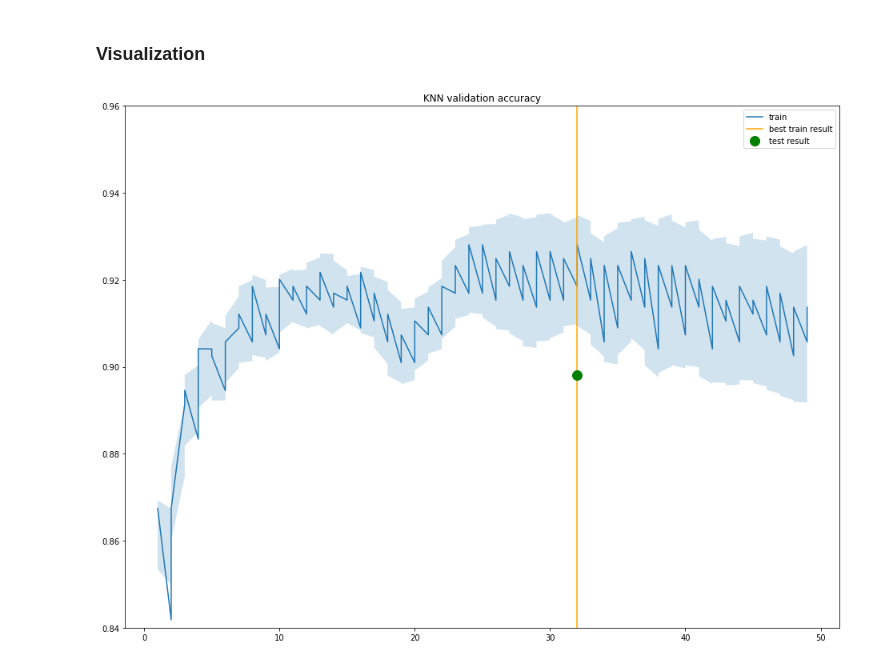
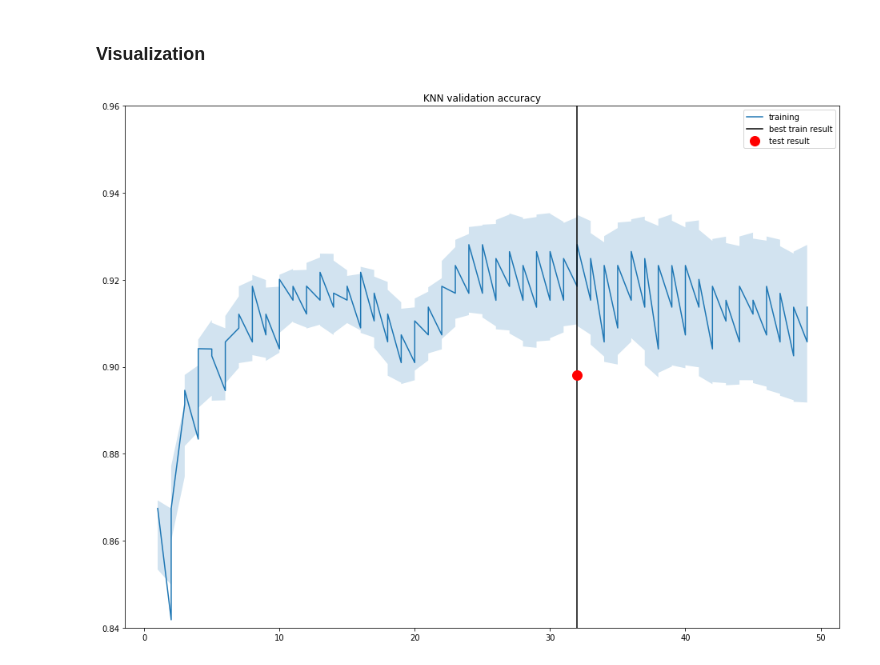
Before and after one commit to frankpietro/dm-project, a Jupyter notebook: DM_DonatiFrancaviglia_TASK3/KNN.ipynb, the cells around one changed output. Saved outputs shown, nothing was run; the diff lists cells and outputs as text; code cells hidden in the pictures.

Commit message:
knn graph

```diff
--- a/DM_DonatiFrancaviglia_TASK3/KNN.ipynb
+++ b/DM_DonatiFrancaviglia_TASK3/KNN.ipynb
@@ -108,19 +108,19 @@ score
 # %%
 # plt.errorbar(tmp.n_neighbors, tmp.mean_val_score, tmp.std_val_score)
 plt.figure(figsize=(16,12))
-plt.plot(results_df[NNBR], results_df[MVS], label='train')
+plt.plot(results_df[NNBR], results_df[MVS], label='training')
 lower_bound = results_df[MVS] - results_df[SVS]/2
 upper_bound = results_df[MVS] + results_df[SVS]/2
 lower_bound = gaussian_filter1d(lower_bound, 1)
 upper_bound = gaussian_filter1d(upper_bound, 1)
-plt.fill_between(results_df.n_neighbors, lower_bound, upper_bound, alpha=0.2)
-plt.plot([32,32], [0,1], color='orange', label='best train result')
+plt.fill_between(results_df[NNBR], lower_bound, upper_bound, alpha=0.2)
+plt.plot([32,32], [0,1], color='black', label='best train result')
 plt.ylim([0.84,0.96])
 
-plt.plot([32], [score],'go', linewidth=2, markersize=12, label='test result' )
+plt.plot([32], [score],'ro', linewidth=2, markersize=12, label='test result' )
 
 plt.title('KNN validation accuracy')
 plt.legend()
 plt.show()
 # %% [output]
-[figure, old version]
+[figure, new version]
```
